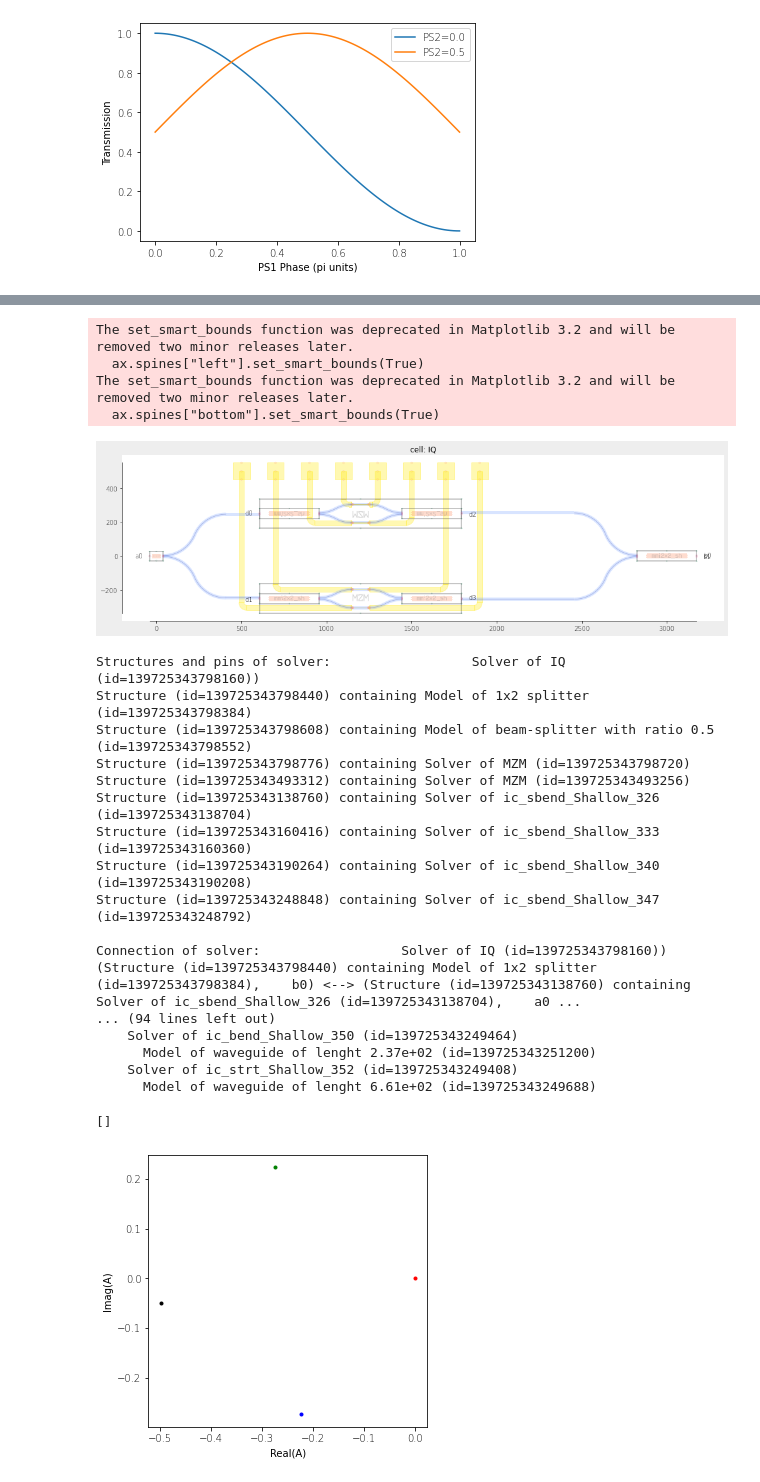
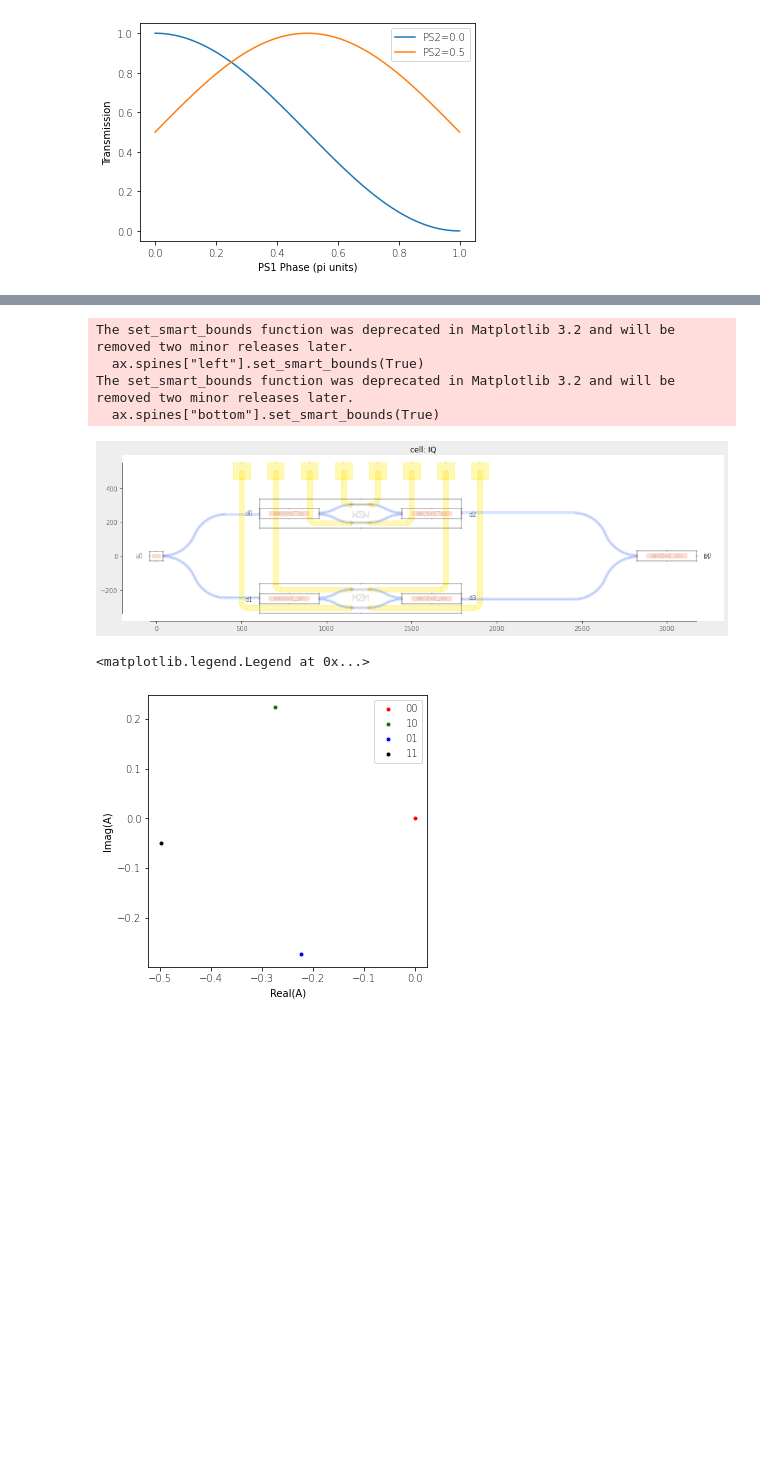
Before and after one commit to mpasson/lekkersim, a Jupyter notebook: jupiter/Nazca Integration.ipynb, the cells around one changed output, grey strips where cells are left out. Cells and saved outputs as stored; diff of their text form; code cells hidden in the pictures; blank space fills up the shorter version.

```diff
--- a/jupiter/Nazca Integration.ipynb
+++ b/jupiter/Nazca Integration.ipynb
@@ -375,64 +316,42 @@ with nd.Cell(name='IQ') as IQ:
     DCp.put(500.0,500.0,180.0)
     demo.metaldc.strt_bend_strt_p2p(mzm2.pin['c2']).put()
     DCp.put(700.0,500.0,180.0)
     demo.metaldc.strt_bend_strt_p2p(mzm2.pin['c0']).put()
     DCp.put(900.0,500.0,180.0)
     demo.metaldc.strt_bend_strt_p2p(mzm1.pin['c0']).put()
     DCp.put(1100.0,500.0,180.0)
     demo.metaldc.strt_bend_strt_p2p(mzm1.pin['c2']).put()
     DCp.put(1300.0,500.0,180.0)
     demo.metaldc.strt_bend_strt_p2p(mzm1.pin['c3']).put()
     DCp.put(1500.0,500.0,180.0)
     demo.metaldc.strt_bend_strt_p2p(mzm1.pin['c1']).put()
     DCp.put(1700.0,500.0,180.0)
     demo.metaldc.strt_bend_strt_p2p(mzm2.pin['c1']).put()
     DCp.put(1900.0,500.0,180.0)
     demo.metaldc.strt_bend_strt_p2p(mzm2.pin['c3']).put()
 
 
 nd.export_plt(topcells=IQ)
-sol=nd.get_solver(IQ)
+IQ_sol=nd.get_solver(IQ)
 
-sol.show_structures()
-sol.show_connections()
-sol.show_free_pins()
-sv.solver_print(sol)
 
 plt.figure(figsize=[5.0,5.0])
-A=sol.solve(wl=1.55,I1=0.0,I2=0.0,Q1=0.0,Q2=0.0).get_A('a0','b0')
-plt.plot(A.real,A.imag,'.r')
-A=sol.solve(wl=1.55,I1=0.5,I2=0.0,Q1=0.0,Q2=0.0).get_A('a0','b0')
-plt.plot(A.real,A.imag,'.g')
-A=sol.solve(wl=1.55,I1=0.0,I2=0.0,Q1=0.5,Q2=0.0).get_A('a0','b0')
-plt.plot(A.real,A.imag,'.b')
-A=sol.solve(wl=1.55,I1=0.5,I2=0.0,Q1=0.5,Q2=0.0).get_A('a0','b0')
-plt.plot(A.real,A.imag,'.k')
+A=IQ_sol.solve(wl=1.55,I1=0.0,I2=0.0,Q1=0.0,Q2=0.0).get_A('a0','b0')
+plt.plot(A.real,A.imag,'.r', label='00')
+A=IQ_sol.solve(wl=1.55,I1=0.5,I2=0.0,Q1=0.0,Q2=0.0).get_A('a0','b0')
+plt.plot(A.real,A.imag,'.g', label='10')
+A=IQ_sol.solve(wl=1.55,I1=0.0,I2=0.0,Q1=0.5,Q2=0.0).get_A('a0','b0')
+plt.plot(A.real,A.imag,'.b', label='01')
+A=IQ_sol.solve(wl=1.55,I1=0.5,I2=0.0,Q1=0.5,Q2=0.0).get_A('a0','b0')
+plt.plot(A.real,A.imag,'.k', label='11')
 plt.xlabel('Real(A)')
 plt.ylabel('Imag(A)')
-
-plt.plot()
+plt.legend()
 # %% [output]
 The set_smart_bounds function was deprecated in Matplotlib 3.2 and will be removed two minor releases later.
   ax.spines["left"].set_smart_bounds(True)
 The set_smart_bounds function was deprecated in Matplotlib 3.2 and will be removed two minor releases later.
   ax.spines["bottom"].set_smart_bounds(True)
 [figure]
-Structures and pins of solver:                  Solver of IQ (id=139725343798160))
-Structure (id=139725343798440) containing Model of 1x2 splitter (id=139725343798384)
-Structure (id=139725343798608) containing Model of beam-splitter with ratio 0.5 (id=139725343798552)
-Structure (id=139725343798776) containing Solver of MZM (id=139725343798720)
-Structure (id=139725343493312) containing Solver of MZM (id=139725343493256)
-Structure (id=139725343138760) containing Solver of ic_sbend_Shallow_326 (id=139725343138704)
-Structure (id=139725343160416) containing Solver of ic_sbend_Shallow_333 (id=139725343160360)
-Structure (id=139725343190264) containing Solver of ic_sbend_Shallow_340 (id=139725343190208)
-Structure (id=139725343248848) containing Solver of ic_sbend_Shallow_347 (id=139725343248792)
-
-Connection of solver:                  Solver of IQ (id=139725343798160))
-(Structure (id=139725343798440) containing Model of 1x2 splitter (id=139725343798384),    b0) <--> (Structure (id=139725343138760) containing Solver of ic_sbend_Shallow_326 (id=139725343138704),    a0 ...
-... (94 lines left out)
-    Solver of ic_bend_Shallow_350 (id=139725343249464)
-      Model of waveguide of lenght 2.37e+02 (id=139725343251200)
-    Solver of ic_strt_Shallow_352 (id=139725343249408)
-      Model of waveguide of lenght 6.61e+02 (id=139725343249688)
+<matplotlib.legend.Legend at 0x...>
-[]
-[figure, old version]
+[figure, new version]
```
Also changed, not shown: parts of 15 cells of this notebook, 1 other file.
